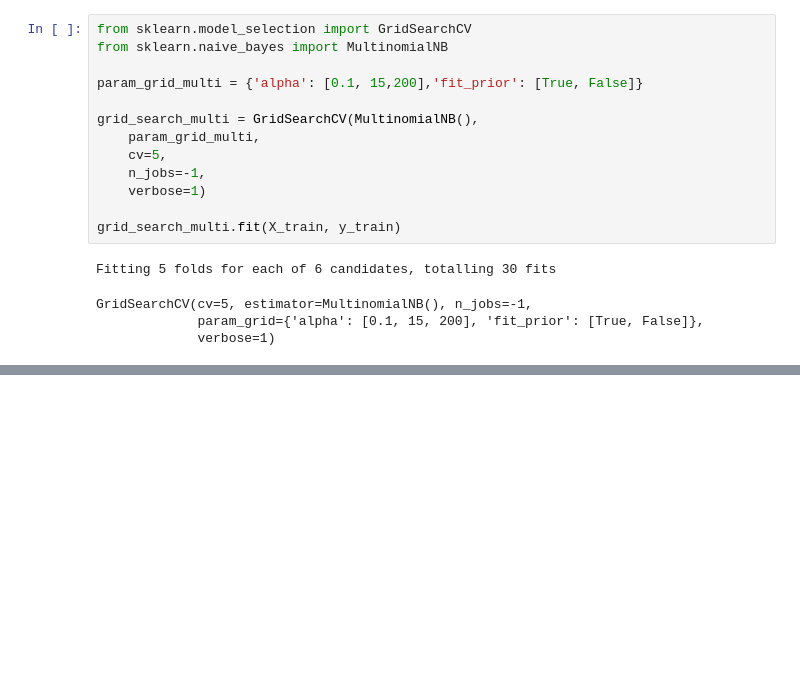
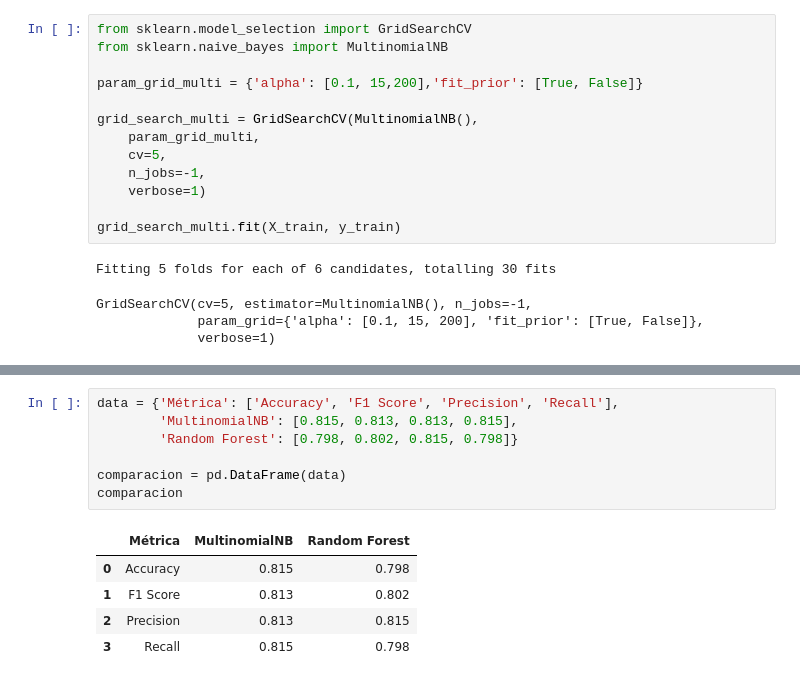
Before and after one commit to 4GeeksAcademy/GuilloMansa-MachineLearning, a Jupyter notebook: src/07-naive-bayes-playstore-reviews.ipynb, the cells around one changed output, grey strips where cells are left out. Saved outputs shown, nothing was run; the diff lists cells and outputs as text; blank space fills up the shorter version.

```diff
--- a/src/07-naive-bayes-playstore-reviews.ipynb
+++ b/src/07-naive-bayes-playstore-reviews.ipynb
@@ -246,0 +306,13 @@ with open('/workspaces/GuilloMansa-MachineLearning/models/Naive-Bayes.pkl', 'wb'
+# %%
+data = {'Métrica': ['Accuracy', 'F1 Score', 'Precision', 'Recall'],
+        'MultinomialNB': [0.815, 0.813, 0.813, 0.815],
+        'Random Forest': [0.798, 0.802, 0.815, 0.798]}
+
+comparacion = pd.DataFrame(data)
+comparacion
+# %% [output]
+|  | Métrica | MultinomialNB | Random Forest |
+| 0 | Accuracy | 0.815 | 0.798 |
+| 1 | F1 Score | 0.813 | 0.802 |
+| 2 | Precision | 0.813 | 0.815 |
+| 3 | Recall | 0.815 | 0.798 |
```
Also changed, not shown: parts of 15 cells of this notebook, 1 other file.
